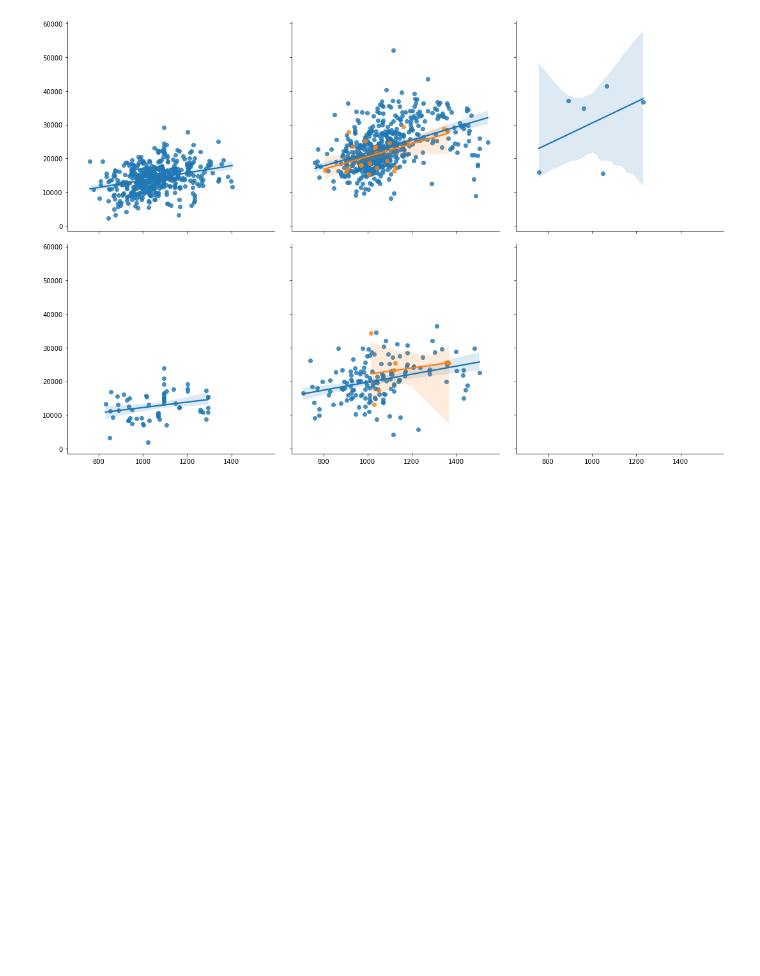
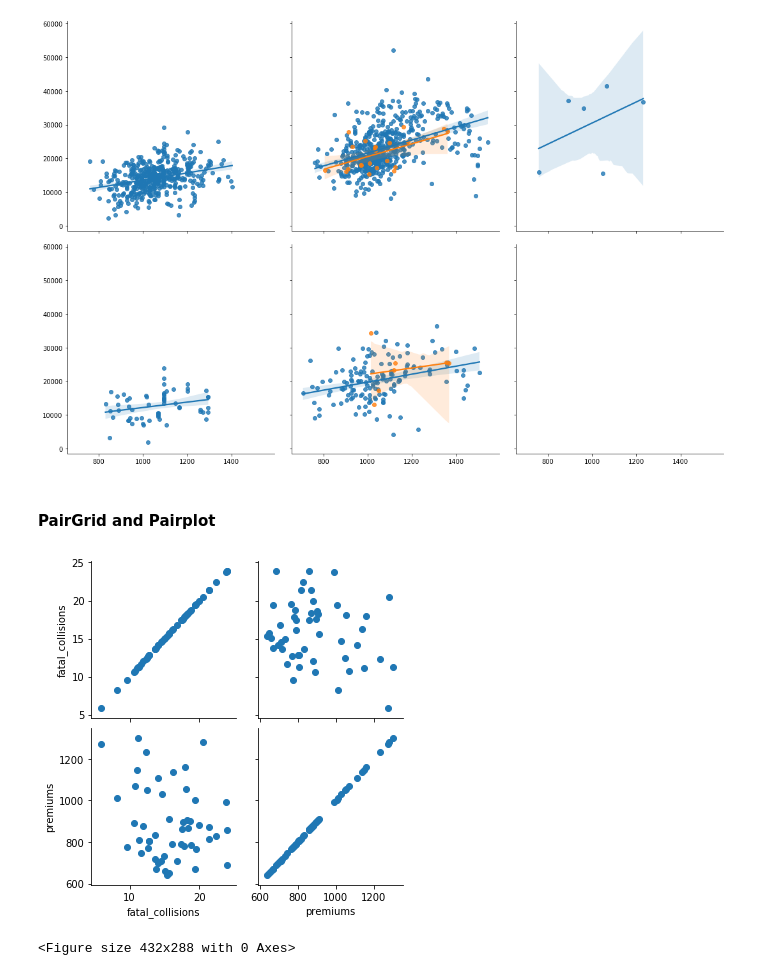
Before and after one commit to Alumasa/Python-for-data-science, a Jupyter notebook: Intermediate Seaborn.ipynb, the cells around one changed output. Saved outputs shown, nothing was run; the diff lists cells and outputs as text; code cells hidden in the pictures; blank space fills up the shorter version.

Commit message:
Pairwise plots

```diff
--- a/Intermediate Seaborn.ipynb
+++ b/Intermediate Seaborn.ipynb
@@ -708,3 +708,17 @@ plt.clf()
 # %% [output]
 IndexError: invalid index to scalar variable.
 [figure]
+# %% [markdown]
+#### PairGrid and Pairplot
+# %%
+df = pd.read_csv('datasets/Automobile Insurance.csv')
+# %%
+# Create a PairGrid with a scatter plot for fatal_collisions and premiums
+g = sns.PairGrid(df, vars=["fatal_collisions", "premiums"])
+g2 = g.map(plt.scatter)
+
+plt.show()
+plt.clf()
+# %% [output]
+[figure, added]
+<Figure size 432x288 with 0 Axes>
```
Also changed, not shown: parts of 5 cells of this notebook.
